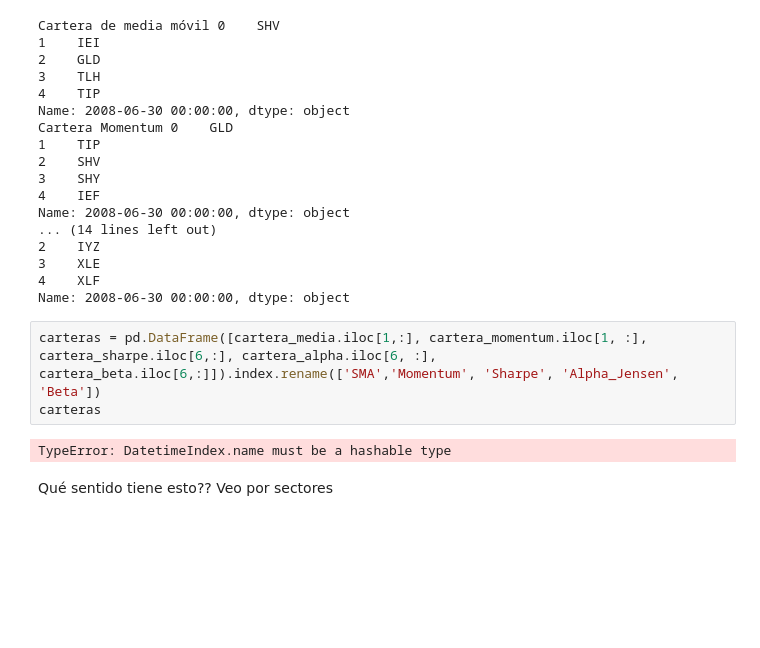
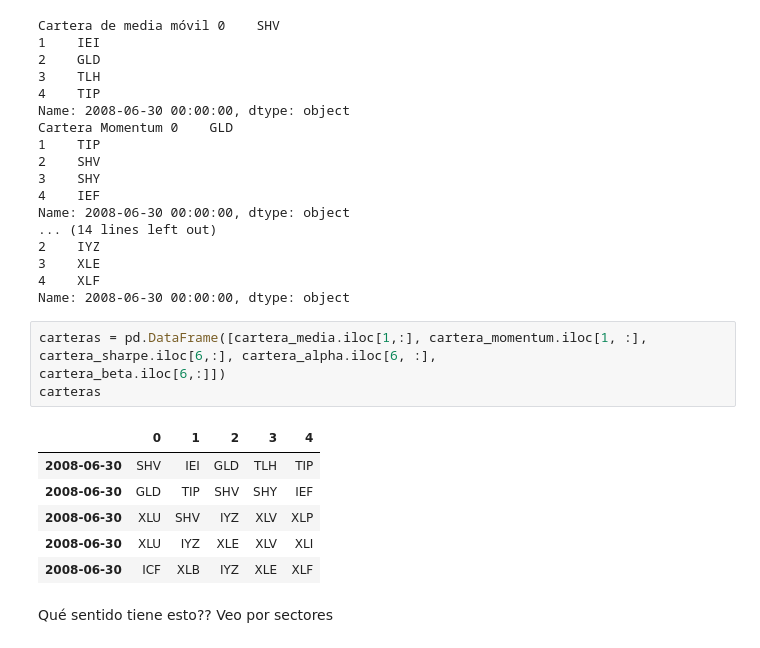
Before and after one commit to NicoGuillen/Backtest, a Jupyter notebook: Quant_Features.ipynb, the cells around one changed output. Cells and saved outputs as stored; diff of their text form; blank space fills up the shorter version.

```diff
--- a/Quant_Features.ipynb
+++ b/Quant_Features.ipynb
@@ -1121,10 +1121,15 @@ Name: 2008-06-30 00:00:00, dtype: object
 4    XLF
 Name: 2008-06-30 00:00:00, dtype: object
 # %%
-carteras = pd.DataFrame([cartera_media.iloc[1,:], cartera_momentum.iloc[1, :], cartera_sharpe.iloc[6,:], cartera_alpha.iloc[6, :],                              cartera_beta.iloc[6,:]]).index.rename(['SMA','Momentum', 'Sharpe', 'Alpha_Jensen', 'Beta'])
+carteras = pd.DataFrame([cartera_media.iloc[1,:], cartera_momentum.iloc[1, :], cartera_sharpe.iloc[6,:], cartera_alpha.iloc[6, :],                              cartera_beta.iloc[6,:]])
 carteras
 # %% [output]
-TypeError: DatetimeIndex.name must be a hashable type
+|  | 0 | 1 | 2 | 3 | 4 |
+| 2008-06-30 | SHV | IEI | GLD | TLH | TIP |
+| 2008-06-30 | GLD | TIP | SHV | SHY | IEF |
+| 2008-06-30 | XLU | SHV | IYZ | XLV | XLP |
+| 2008-06-30 | XLU | IYZ | XLE | XLV | XLI |
+| 2008-06-30 | ICF | XLB | IYZ | XLE | XLF |
 # %% [markdown]
 Qué sentido tiene esto?? Veo por sectores
 # %% [markdown]
```
Also changed, not shown: parts of 12 cells of this notebook.
